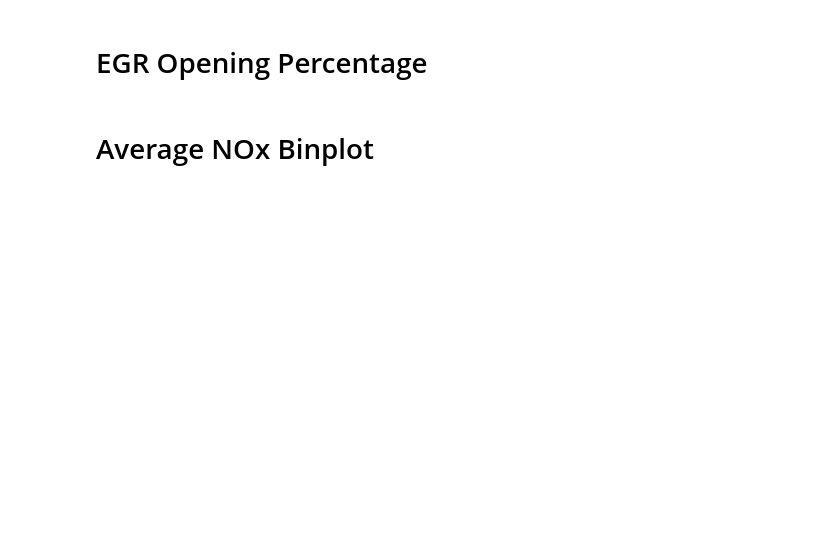
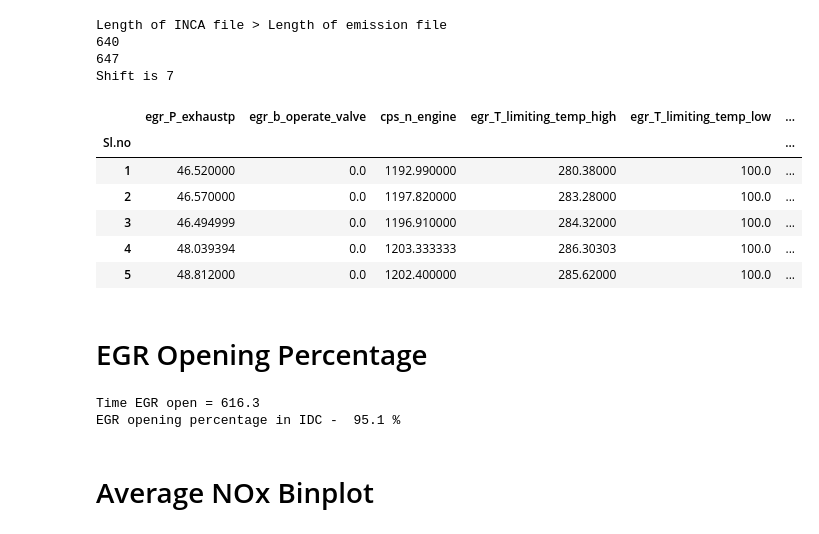
Before and after one commit to nikhilpolpakkara/Python, a Jupyter notebook: Bajaj/Script/IDC_Analysis_jupyter.ipynb, the cells around one changed output. Saved outputs shown, nothing was run; the diff lists cells and outputs as text; code cells hidden in the pictures; blank space fills up the shorter version.

```diff
--- a/Bajaj/Script/IDC_Analysis_jupyter.ipynb
+++ b/Bajaj/Script/IDC_Analysis_jupyter.ipynb
@@ -77,7 +77,7 @@ if __name__ == "__main__":
     for datFile in datFiles:
         #get the basename of the file
         baseName = os.path.basename(datFile)[:-4]
-        modalFileName = baseName + ".xls"
+        modalFileName = baseName + "_MODAL.xls"
         modalFilePath = os.path.join(folderPath, modalFileName)
         #create directory to store all the plots
         graphFolderPath = os.path.join(folderPath, baseName)
@@ -147,6 +147,21 @@ if __name__ == "__main__":
         n_i = list(range(1,len(df['egr_b_operate_valve'])+1))
         df['Sl.no'] = n_i
         df.set_index('Sl.no',inplace=True)
+# %% [output]
+Length of INCA file > Length of emission file
+640
+647
+Shift is 7
+# %%
+df.head()
+# %% [output]
+|  | egr_P_exhaustp | egr_b_operate_valve | cps_n_engine | egr_T_limiting_temp_high | egr_T_limiting_temp_low | ... |
+| Sl.no |  |  |  |  |  | ... |
+| 1 | 46.520000 | 0.0 | 1192.990000 | 280.38000 | 100.0 | ... |
+| 2 | 46.570000 | 0.0 | 1197.820000 | 283.28000 | 100.0 | ... |
+| 3 | 46.494999 | 0.0 | 1196.910000 | 284.32000 | 100.0 | ... |
+| 4 | 48.039394 | 0.0 | 1203.333333 | 286.30303 | 100.0 | ... |
+| 5 | 48.812000 | 0.0 | 1202.400000 | 285.62000 | 100.0 | ... |
 # %% [markdown]
 # EGR Opening Percentage
 # %%
@@ -154,6 +169,9 @@ Time_EGR_open = df['egr_b_operate_valve'].sum()
 print("Time EGR open =",round(Time_EGR_open,1))
 EGR_open_perc = (Time_EGR_open/(df['egr_b_operate_valve'].count()))*100
 print("EGR opening percentage in IDC - ",round(EGR_open_perc,1),'%')
+# %% [output]
+Time EGR open = 616.3
+EGR opening percentage in IDC -  95.1 %
 # %% [markdown]
 # Average NOx Binplot
 # %%
```
Also changed, not shown: parts of 6 cells of this notebook, 6 other files.
